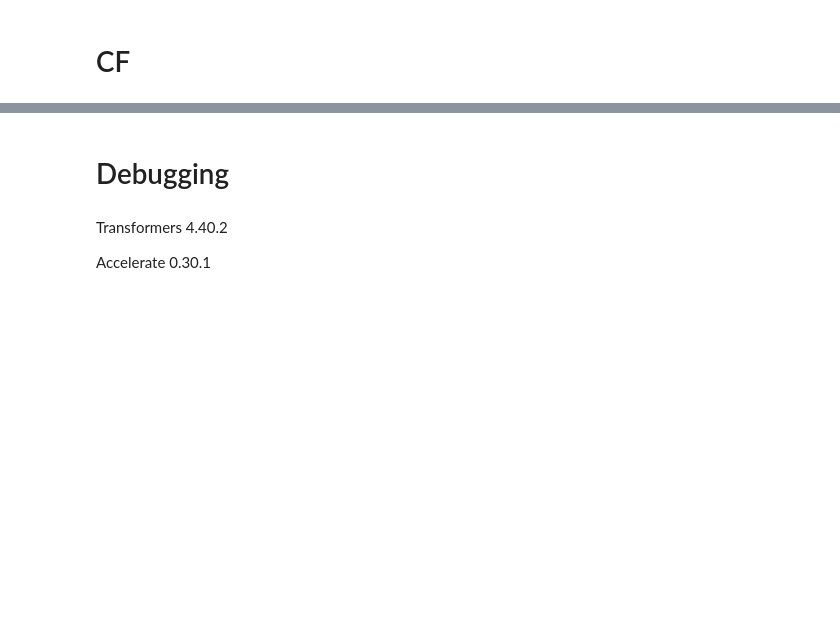
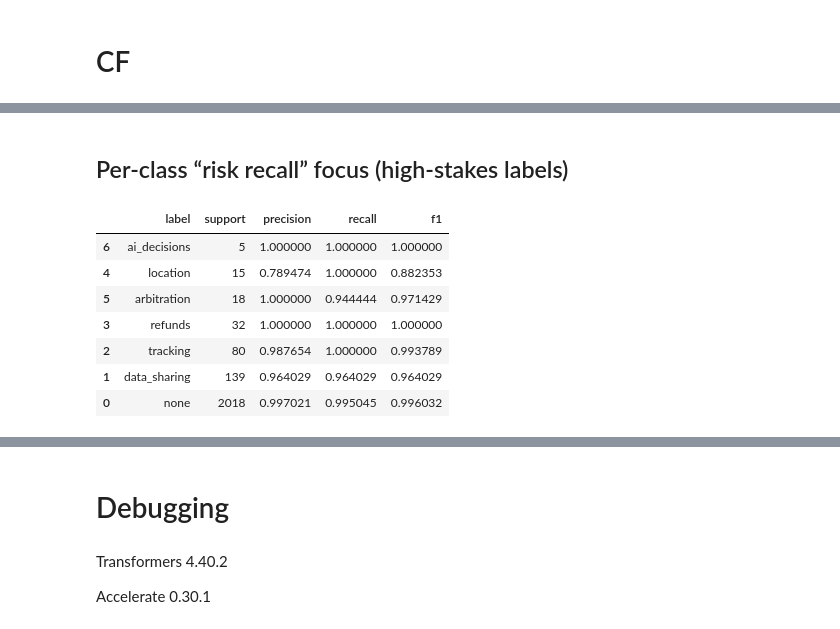
Before and after one commit to xlumzee/FinePrint, a Jupyter notebook: Version2/notebooks/03_train_distilbert.ipynb, the cells around one changed output, grey strips where cells are left out. Cells and saved outputs as stored; diff of their text form; code cells hidden in the pictures; blank space fills up the shorter version.

```diff
--- a/Version2/notebooks/03_train_distilbert.ipynb
+++ b/Version2/notebooks/03_train_distilbert.ipynb
@@ -434,0 +402,27 @@ len(long_clauses)
+# %% [markdown]
+## Per-class “risk recall” focus (high-stakes labels)
+# %%
+from sklearn.metrics import precision_recall_fscore_support
+import pandas as pd
+
+p, r, f1, s = precision_recall_fscore_support(y_true, y_pred, labels=list(range(len(LABELS))), zero_division=0)
+
+labels = [id2label[i] for i in range(len(LABELS))]
+per_class = pd.DataFrame({
+    "label": labels,
+    "support": s,
+    "precision": p,
+    "recall": r,
+    "f1": f1
+}).sort_values("support")
+
+per_class
+# %% [output]
+|  | label | support | precision | recall | f1 |
+| 6 | ai_decisions | 5 | 1.000000 | 1.000000 | 1.000000 |
+| 4 | location | 15 | 0.789474 | 1.000000 | 0.882353 |
+| 5 | arbitration | 18 | 1.000000 | 0.944444 | 0.971429 |
+| 3 | refunds | 32 | 1.000000 | 1.000000 | 1.000000 |
+| 2 | tracking | 80 | 0.987654 | 1.000000 | 0.993789 |
+| 1 | data_sharing | 139 | 0.964029 | 0.964029 | 0.964029 |
+| 0 | none | 2018 | 0.997021 | 0.995045 | 0.996032 |
```
Also changed, not shown: parts of 46 cells of this notebook, 3 other files.
